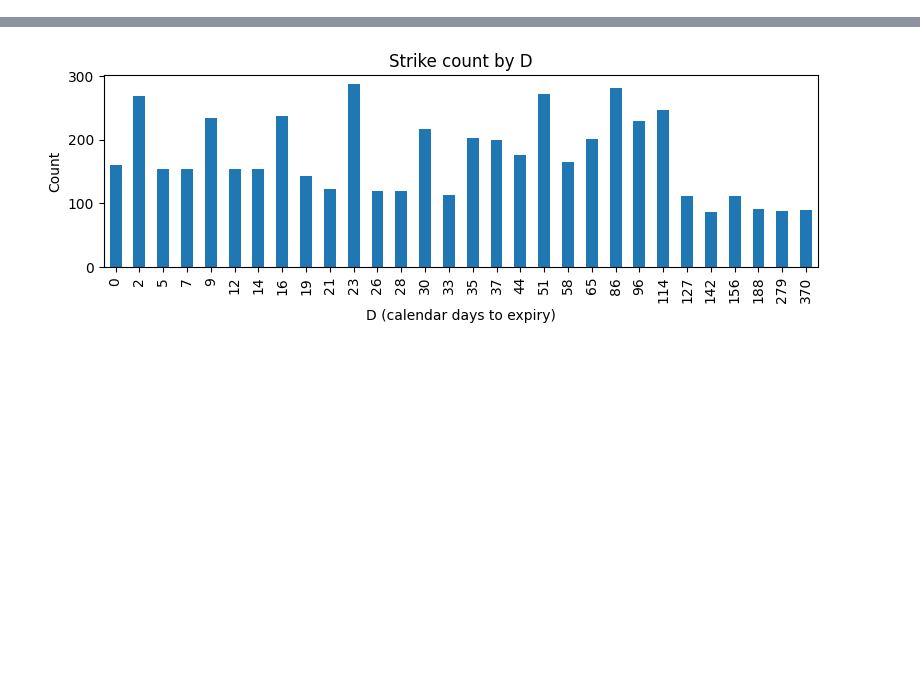
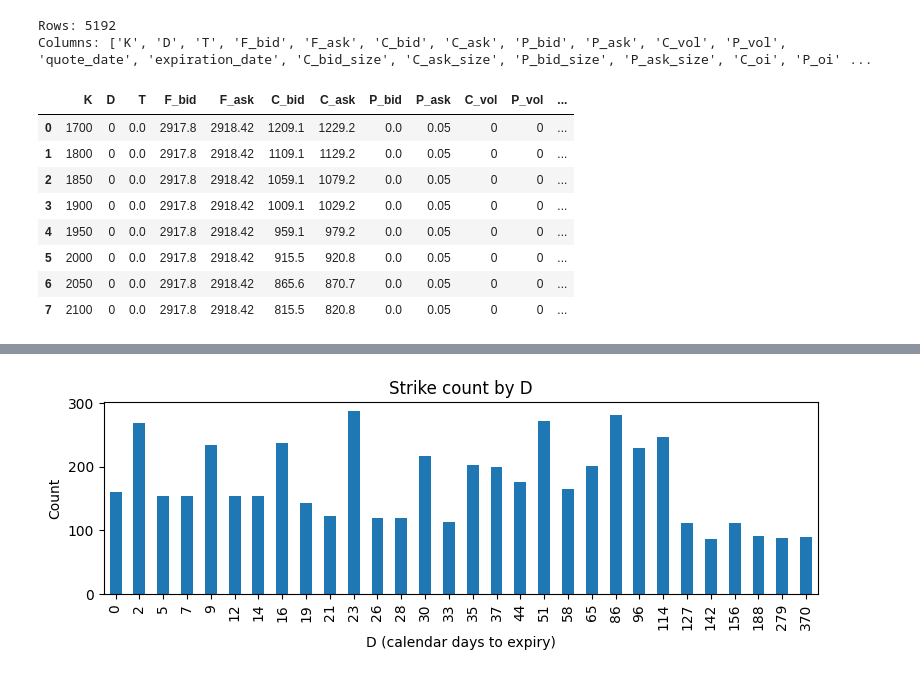
Before and after one commit to sitmo/volkit, a Jupyter notebook: docs/examples/spxw_dataset.ipynb, the cells around one changed output, grey strips where cells are left out. Saved outputs shown, nothing was run; the diff lists cells and outputs as text; code cells hidden in the pictures; blank space fills up the shorter version.

Commit message:
simplified spxw data interface

```diff
--- a/docs/examples/spxw_dataset.ipynb
+++ b/docs/examples/spxw_dataset.ipynb
@@ -96,3 +57,21 @@ Sizes + OI schema: ['K', 'D', 'T', 'C_bid_size', 'C_ask_size', 'P_bid_size', 'P_
+# %%
+
+df_full = spxw(full=True)
+print("Rows:", len(df_full))
+print("Columns:", list(df_full.columns))
+df_full.head(8)
+# %% [output]
+Rows: 5192
+Columns: ['K', 'D', 'T', 'F_bid', 'F_ask', 'C_bid', 'C_ask', 'P_bid', 'P_ask', 'C_vol', 'P_vol', 'quote_date', 'expiration_date', 'C_bid_size', 'C_ask_size', 'P_bid_size', 'P_ask_size', 'C_oi', 'P_oi' ...
+|  | K | D | T | F_bid | F_ask | C_bid | C_ask | P_bid | P_ask | C_vol | P_vol | ... |
+| 0 | 1700 | 0 | 0.0 | 2917.8 | 2918.42 | 1209.1 | 1229.2 | 0.0 | 0.05 | 0 | 0 | ... |
+| 1 | 1800 | 0 | 0.0 | 2917.8 | 2918.42 | 1109.1 | 1129.2 | 0.0 | 0.05 | 0 | 0 | ... |
+| 2 | 1850 | 0 | 0.0 | 2917.8 | 2918.42 | 1059.1 | 1079.2 | 0.0 | 0.05 | 0 | 0 | ... |
+| 3 | 1900 | 0 | 0.0 | 2917.8 | 2918.42 | 1009.1 | 1029.2 | 0.0 | 0.05 | 0 | 0 | ... |
+| 4 | 1950 | 0 | 0.0 | 2917.8 | 2918.42 | 959.1 | 979.2 | 0.0 | 0.05 | 0 | 0 | ... |
+| 5 | 2000 | 0 | 0.0 | 2917.8 | 2918.42 | 915.5 | 920.8 | 0.0 | 0.05 | 0 | 0 | ... |
+| 6 | 2050 | 0 | 0.0 | 2917.8 | 2918.42 | 865.6 | 870.7 | 0.0 | 0.05 | 0 | 0 | ... |
+| 7 | 2100 | 0 | 0.0 | 2917.8 | 2918.42 | 815.5 | 820.8 | 0.0 | 0.05 | 0 | 0 | ... |
 # %% [markdown]
 
 ## 3. Filter by days-to-expiry `D`
```
Also changed, not shown: parts of 15 cells of this notebook, 7 other files.
